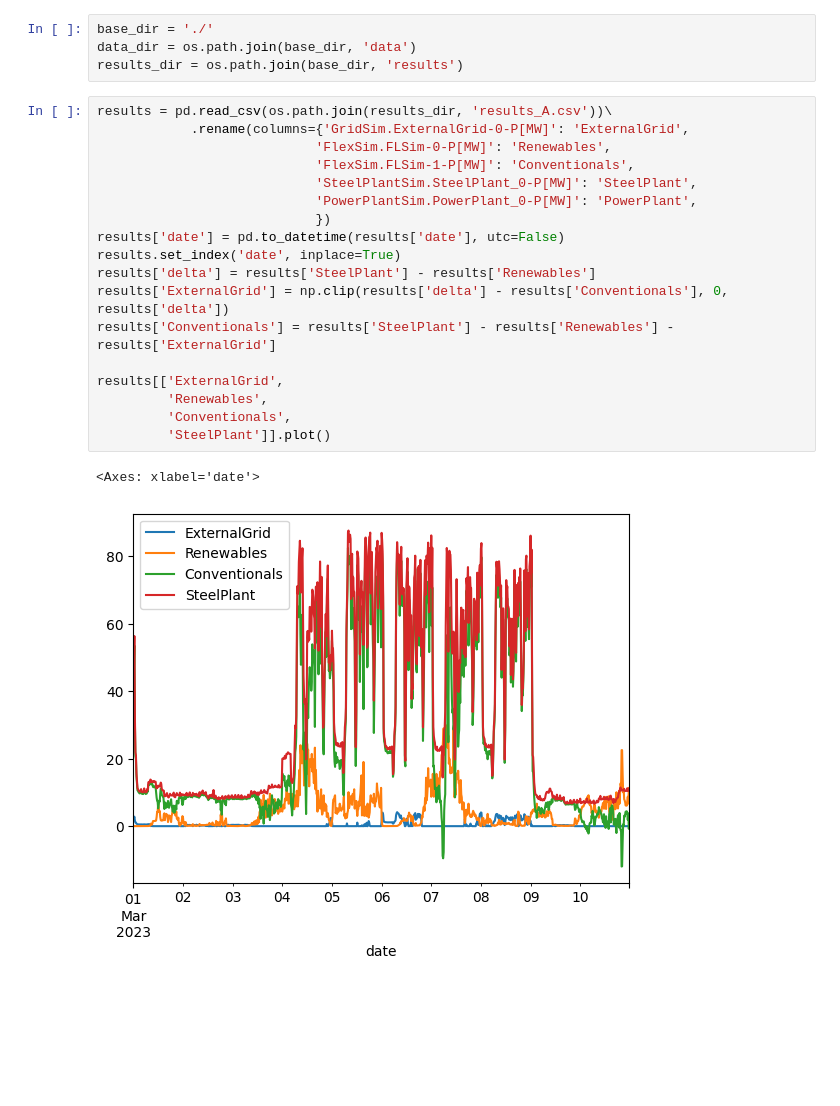
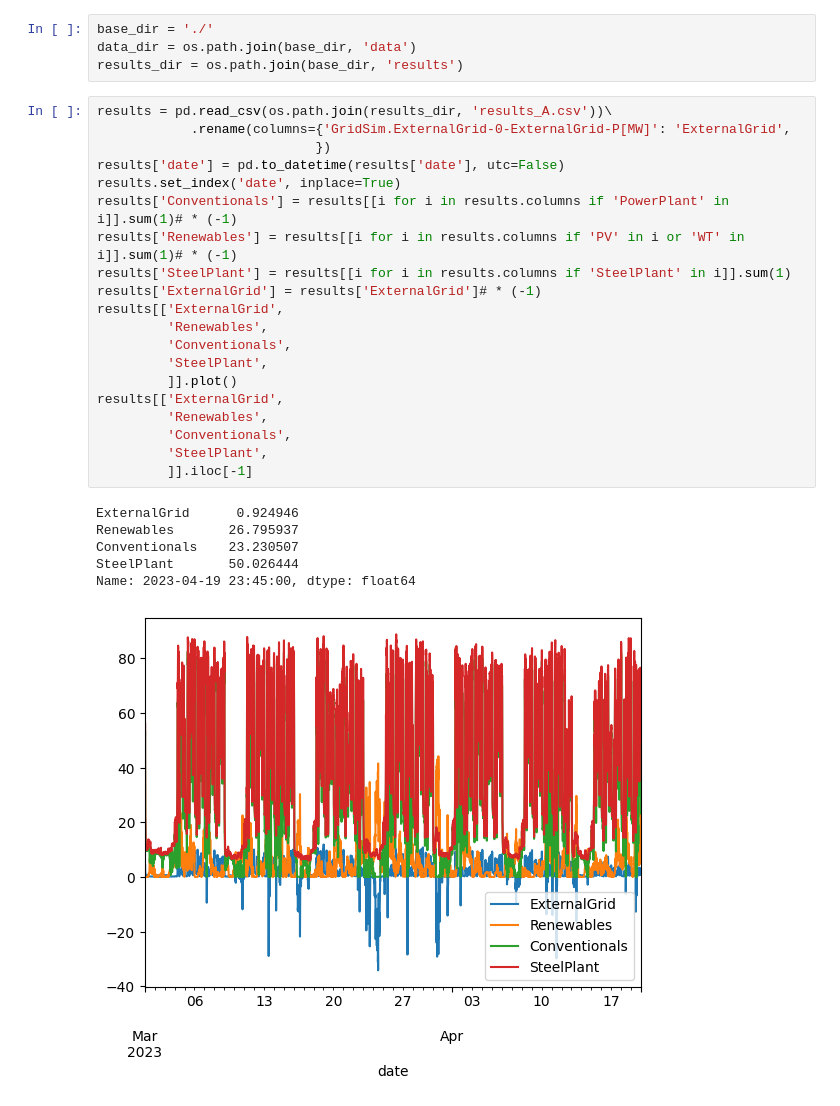
Before and after one commit to Ellariel/hybit_scenario, a Jupyter notebook: scenario_analysis.ipynb, the cells around one changed output. Saved outputs shown, nothing was run; the diff lists cells and outputs as text; blank space fills up the shorter version.

```diff
--- a/scenario_analysis.ipynb
+++ b/scenario_analysis.ipynb
@@ -8,22 +8,28 @@ data_dir = os.path.join(base_dir, 'data')
 results_dir = os.path.join(base_dir, 'results')
 # %%
 results = pd.read_csv(os.path.join(results_dir, 'results_A.csv'))\
-            .rename(columns={'GridSim.ExternalGrid-0-P[MW]': 'ExternalGrid',
-                            'FlexSim.FLSim-0-P[MW]': 'Renewables',
-                            'FlexSim.FLSim-1-P[MW]': 'Conventionals',
-                            'SteelPlantSim.SteelPlant_0-P[MW]': 'SteelPlant',
-                            'PowerPlantSim.PowerPlant_0-P[MW]': 'PowerPlant',
+            .rename(columns={'GridSim.ExternalGrid-0-ExternalGrid-P[MW]': 'ExternalGrid',
                             })
 results['date'] = pd.to_datetime(results['date'], utc=False)
 results.set_index('date', inplace=True)
-results['delta'] = results['SteelPlant'] - results['Renewables']
-results['ExternalGrid'] = np.clip(results['delta'] - results['Conventionals'], 0, results['delta'])
-results['Conventionals'] = results['SteelPlant'] - results['Renewables'] - results['ExternalGrid']
-
+results['Conventionals'] = results[[i for i in results.columns if 'PowerPlant' in i]].sum(1)# * (-1)
+results['Renewables'] = results[[i for i in results.columns if 'PV' in i or 'WT' in i]].sum(1)# * (-1)
+results['SteelPlant'] = results[[i for i in results.columns if 'SteelPlant' in i]].sum(1)
+results['ExternalGrid'] = results['ExternalGrid']# * (-1)
 results[['ExternalGrid',
          'Renewables',
          'Conventionals',
-         'SteelPlant']].plot()
+         'SteelPlant',
+         ]].plot()
+results[['ExternalGrid',
+         'Renewables',
+         'Conventionals',
+         'SteelPlant',
+         ]].iloc[-1]
 # %% [output]
-<Axes: xlabel='date'>
+ExternalGrid      0.924946
+Renewables       26.795937
+Conventionals    23.230507
+SteelPlant       50.026444
+Name: 2023-04-19 23:45:00, dtype: float64
-[figure, old version]
+[figure, new version]
```
Also changed, not shown: 22 other files.
